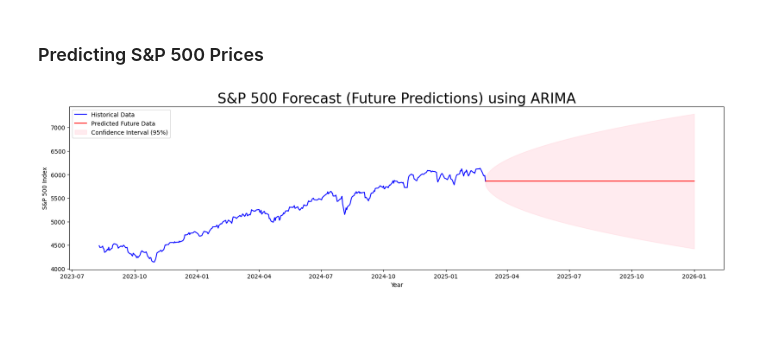
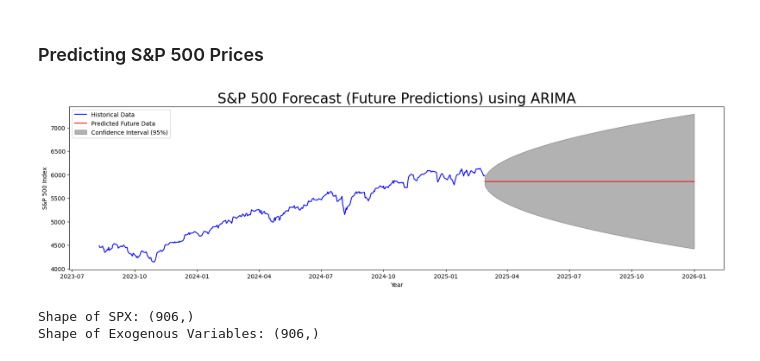
Before and after one commit to hivan04/spx_price_forecast, a Jupyter notebook: Notebooks/2. SPX.ipynb, the cells around one changed output. Cells and saved outputs as stored; diff of their text form; code cells hidden in the pictures; blank space fills up the shorter version.

```diff
--- a/Notebooks/2. SPX.ipynb
+++ b/Notebooks/2. SPX.ipynb
@@ -268,41 +325,55 @@ plt.show()
 # %% [markdown]
 ### Predicting S&P 500 Prices
 # %%
-# rediction date range
-predict_start_date = "2025-02-28"
+#Using ARIMA Model#
+#Prediction date range
+predict_start_date = "2025-02-27"
 predict_end_date = "2026-01-01"
 predict_end_date_ts = pd.Timestamp(predict_end_date)
 predict_start_date_ts = pd.Timestamp(predict_start_date)
 
-# Calculate the number of steps to forecast
+#Calculate the number of steps to forecast
 num_steps = (predict_end_date_ts - predict_start_date_ts).days + 1
 
-# Fit the ARIMA model on the entire dataset
+#Fit the ARIMA model on the entire dataset
 model_spx_010 = ARIMA(df_test['SPX'], order=(0,1,0))
 results_model_spx_010 = model_spx_010.fit()
 
-# Generate predictions for the future dates (beyond the dataset)
+#Generate predictions for the future dates (beyond the dataset)
 forecast = results_model_spx_010.get_forecast(steps=num_steps)
 future_predictions = forecast.predicted_mean
 confidence_intervals = forecast.conf_int()
 
-# Create a date range for the future predictions
+#Create a date range for the future predictions
 future_dates = pd.date_range(start=predict_start_date, end=predict_end_date, freq='D')
 
-# Align the predictions with the future dates
+#Align the predictions with the future dates
 future_predictions.index = future_dates
 
-# Plot the results
+#Plot the results
 plt.figure(figsize=(20, 5))
 plt.plot(df_test.SPX[:predict_start_date], color="blue", label='Historical Data')
 plt.plot(future_predictions, color="red", label='Predicted Future Data')
-plt.fill_between(future_dates, confidence_intervals.iloc[:, 0], confidence_intervals.iloc[:, 1], color='pink', alpha=0.3, label='Confidence Interval (95%)')
+plt.fill_between(future_dates, confidence_intervals.iloc[:, 0], confidence_intervals.iloc[:, 1], color='black', alpha=0.3, label='Confidence Interval (95%)')
 
 plt.title("S&P 500 Forecast (Future Predictions) using ARIMA", size=24)
 plt.xlabel("Year")
 plt.ylabel("S&P 500 Index")
 plt.legend()
 plt.show()
 # %% [output]
-[figure, old version]
+[figure, new version]
+# %%
+#Setting up exogeneous variables for future predictions
+exog_vars = df[['NDAQ']]
+aligned_data = df['SPX'].to_frame().join(exog_vars, how='inner')
+
+endog = aligned_data['SPX']
+exog = aligned_data['NDAQ']
+
+print("Shape of SPX:", df['SPX'].shape)
+print("Shape of Exogenous Variables:", exog.shape)
+# %% [output]
+Shape of SPX: (906,)
+Shape of Exogenous Variables: (906,)
 # %%
```
Also changed, not shown: parts of 7 cells of this notebook.
